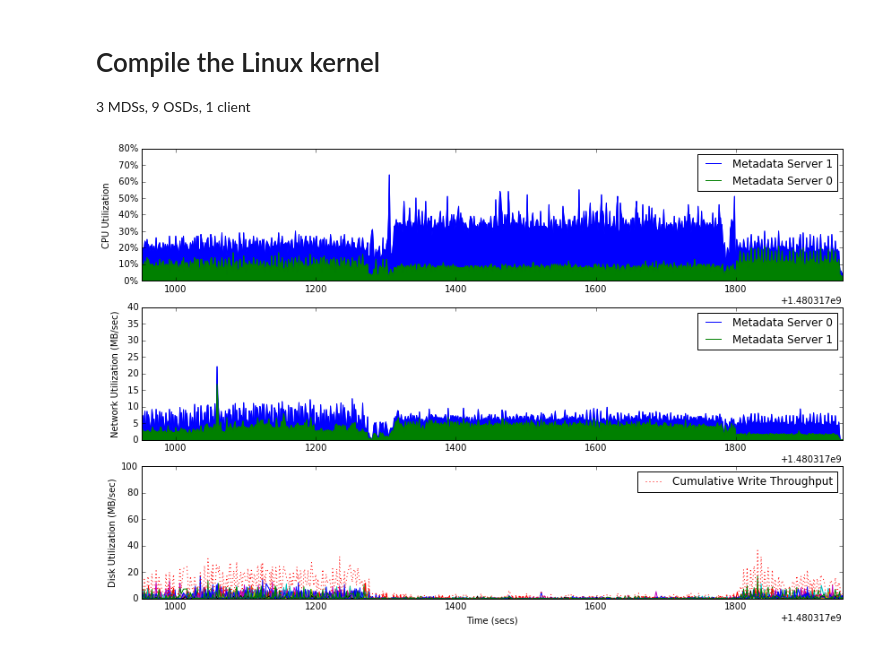
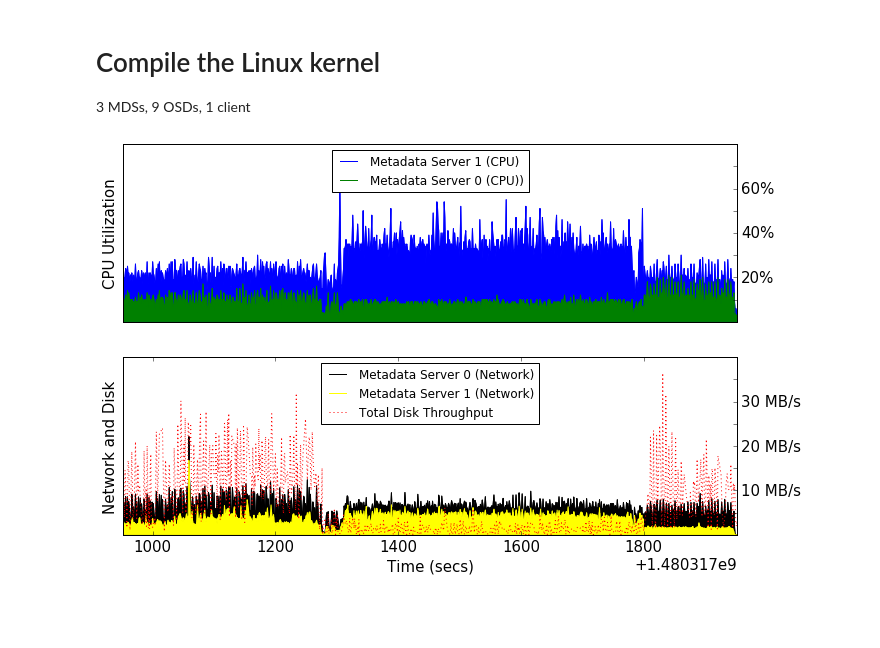
Before and after one commit to michaelsevilla/anonymous-popper, a Jupyter notebook: viz-compile.ipynb, the cells around one changed output. Drawn from its saved outputs; the diff is of its cells as text; code cells hidden in the pictures; blank space fills up the shorter version.

```diff
--- a/viz-compile.ipynb
+++ b/viz-compile.ipynb
@@ -14,7 +14,7 @@ warnings.filterwarnings('ignore')
 
 3 MDSs, 9 OSDs, 1 client
 # %%
-fig, myax = plt.subplots(3, 1, figsize=(14, 9))
+fig, myax = plt.subplots(2, 1, figsize=(11, 7))
 ax = myax[0]
 
 s = 'compile/results/'
@@ -41,17 +41,18 @@ for m in mdss:
 
 # calculate the cumulative values and graph
 new['cum'] = new['user_x'] + new['user_y']
-new.plot(ax=ax, x='time_x', y='cum', label='Metadata Server 1')
+new.plot(ax=ax, x='time_x', y='cum', label='Metadata Server 1 (CPU)')
 ax.fill_between(new['time_x'], 0, new['cum'], color='blue')
-new.plot(ax=ax, x='time_x', y='user_x', label='Metadata Server 0')
+new.plot(ax=ax, x='time_x', y='user_x', label='Metadata Server 0 (CPU))')
 ax.fill_between(new['time_x'], 0, new['user_x'], color='green')
 
 # make the graph pretty
 ax.set_xlabel("")
 ax.set_ylabel("CPU Utilization")
+ax.set_xticks([])
 vals = ax.get_yticks()
-x = ax.set_yticklabels(['{:3.0f}%'.format(x*1) for x in vals])
-
+#x = ax.set_yticklabels(['{:3.0f}%'.format(x*1) for x in vals])
+x = ax.set_yticklabels(['', '', '20%', '', '40%', '', '60%', '', ])
 ####################### Network #######################
 ax = myax[1]
 init = 0
@@ -102,24 +103,25 @@ for m in mdss:
 new['issdm-15'] = new['kbin_x'] + new['kbout_x']
 new['issdm-12'] = new['kbin_y'] + new['kbout_y'] + new['issdm-15']
 
-new.plot(ax=ax, x='time', y='issdm-12', label='Metadata Server 0')
-ax.fill_between(new['time'], 0, new['issdm-12'], color='blue')
-new.plot(ax=ax, x='time', y='issdm-15', label='Metadata Server 1')
-ax.fill_between(new['time'], 0, new['issdm-15'], color='green')
+new.plot(ax=ax, x='time', y='issdm-12', label='Metadata Server 0 (Network)', color='black')
+ax.fill_between(new['time'], 0, new['issdm-12'], color='black')
+new.plot(ax=ax, x='time', y='issdm-15', label='Metadata Server 1 (Network)', color='yellow')
+ax.fill_between(new['time'], 0, new['issdm-15'], color='yellow')
 
 # maek graph pretty
 ax.set_xlabel("")
-ax.set_ylabel("Network Utilization (MB/sec)")
+ax.set_ylabel("Network Utilization")
+#ax.set_xticks([])
 vals = ax.get_yticks()
-x = ax.set_yticklabels(['{:3.0f}'.format(x/1000) for x in vals])
+#x = ax.set_yticklabels(['{:3.0f} MB/s'.format(x/1000) for x in vals])
+x = ax.set_yticklabels(['', '', '10 MB/s', '', '20 MB/s', '', '30 MB/s', '', ''])
 ax.set_ylim(0, 40000)
 
+
 ####################### Disk #######################
-ax = myax[2]
 s = 'compile/results/'
 init = 0
-mdss = ["0", "1", "11", "14", "24", "27", "29", "34", "40"]
-
+mdss = ["0", "1", "11", "14", "24", "27", "29", "34", "40"]##
 count = 0
 new = pd.DataFrame(columns=["index", "time", "writekbs"])
 prev = pd.DataFrame(columns=["index", "time", "writekbs"])
@@ -136,39 +138,43 @@ for m in mdss:
         df['index'] = df['index'] + shift     # shift this run by the delay
         t = int(df['index'].tail(1))          # get the last entry in this run
         for i in range(0, int(shift+1)):      # start appending bogus values to this df
             df.loc[t+1+i] = [i, i + init, 0]
         new = pd.merge(new, df, on='index')   # now that indices line up, merge 'em
         del new['time_y']
         cols.append('writekbs-issdm-' + str(m))
         new.columns = cols
-    new.plot(ax=ax, x='time', y='writekbs-issdm-' + str(m), label='Obj Storage Server ' + str(count))
+    #new.plot(ax=ax, x='time', y='writekbs-issdm-' + str(m), label='Obj Storage Server ' + str(count))
     prev = df                                 # save for the next iteration
     count = count + 1
 
 # calculate the cumulative values and graph
 init = 0
 for m in mdss:
     if init == 0:
         new['cum'] = new['writekbs-issdm-' + str(m)]
         init = 1
     else:
         new['cum'] = new['cum'] + new['writekbs-issdm-' + str(m)]
-ax.legend().remove()
-new.plot(ax=ax, x='time', y='cum', ls='dotted', label='Cumulative Write Throughput')
+new.plot(ax=ax, x='time', y='cum', ls='dotted', label='Total Disk Throughput', color='red')
 
 # make graph pretty
 ax.set_xlabel("Time (secs)")
-ax.set_ylabel("Disk Utilization (MB/sec)")
-vals = ax.get_yticks()
-x = ax.set_yticklabels(['{:3.0f}'.format(x/1000) for x in vals])
-#ax.set_ylim(0, 40000)
+ax.set_ylabel("Network and Disk")
+#vals = ax.get_yticks()
+#x = ax.set_yticklabels(['{:3.0f} MB/s'.format(x/1000) for x in vals])
 
 
 # make the graph pretty
-for i in range(0, 3):
+for i in range(0, 2):
     #init=1480317102
     myax[i].set_xlim(1480317952, 1480318952)
+    myax[i].yaxis.tick_right()
+    myax[i].legend(loc='upper center', fontsize=12)
     #myax[i].set_xlim(0, 1850)
+
+font = {'size'   : 15}
+matplotlib.rc('font', **font)
+
 fig.savefig('paper/graphs/overhead-creates-raw.png', dpi=200)
 # %% [output]
-[figure, old version]
+[figure, new version]
```
Also changed, not shown: 15 other files.
